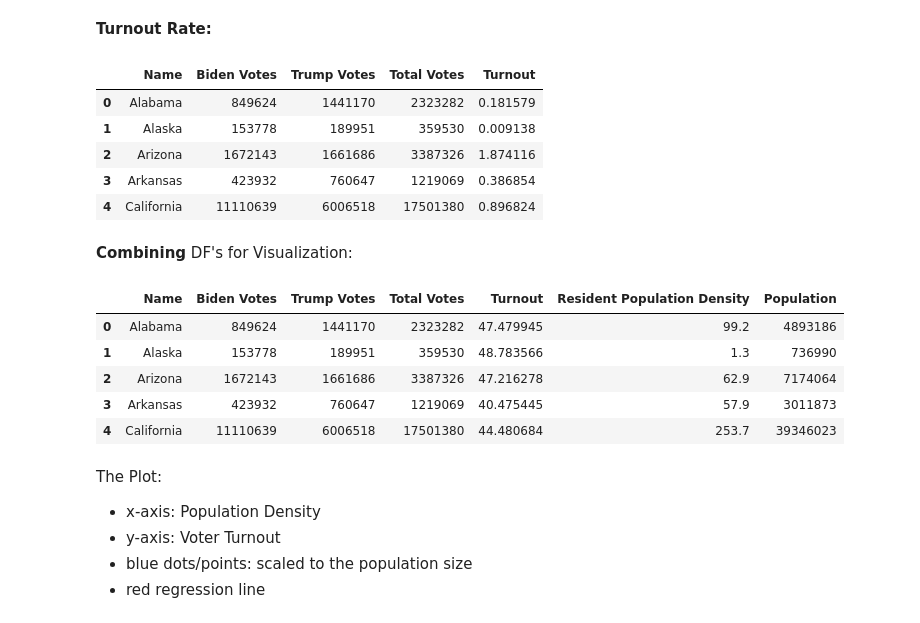
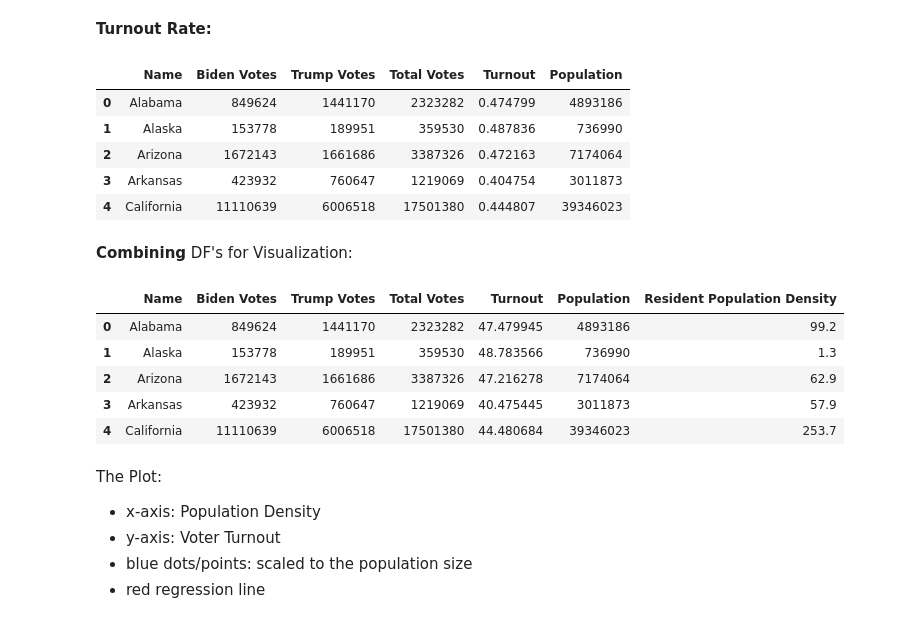
Before and after one commit to 9t8/cmsc320_project, a Jupyter notebook: c2.ipynb, the cells around one changed output. Saved outputs shown, nothing was run; the diff lists cells and outputs as text; code cells hidden in the pictures.

Commit message:
pop density changes

```diff
--- a/c2.ipynb
+++ b/c2.ipynb
@@ -120,20 +120,23 @@ Electoral college and popular vote numbers by state: https://www.fec.gov/resourc
 # %% [markdown]
 **Turnout Rate:**
 # %%
-popular_vote['Turnout'] = popular_vote['Total Votes'] / population['Population']
-popular_vote.head()
+merged_pop_df = popular_vote.merge(population, on='Name')
+merged_pop_df['Turnout'] = merged_pop_df['Total Votes'] / merged_pop_df['Population']
+
+#popular_vote['Turnout'] = popular_vote['Total Votes'] / population['Population']
+merged_pop_df.head(5)
 # %% [output]
-|  | Name | Biden Votes | Trump Votes | Total Votes | Turnout |
-| 0 | Alabama | 849624 | 1441170 | 2323282 | 0.181579 |
-| 1 | Alaska | 153778 | 189951 | 359530 | 0.009138 |
-| 2 | Arizona | 1672143 | 1661686 | 3387326 | 1.874116 |
-| 3 | Arkansas | 423932 | 760647 | 1219069 | 0.386854 |
-| 4 | California | 11110639 | 6006518 | 17501380 | 0.896824 |
+|  | Name | Biden Votes | Trump Votes | Total Votes | Turnout | Population |
+| 0 | Alabama | 849624 | 1441170 | 2323282 | 0.474799 | 4893186 |
+| 1 | Alaska | 153778 | 189951 | 359530 | 0.487836 | 736990 |
+| 2 | Arizona | 1672143 | 1661686 | 3387326 | 0.472163 | 7174064 |
+| 3 | Arkansas | 423932 | 760647 | 1219069 | 0.404754 | 3011873 |
+| 4 | California | 11110639 | 6006518 | 17501380 | 0.444807 | 39346023 |
 # %% [markdown]
 **Combining** DF's for Visualization:
 # %%
 # merging Popular Vote and Population Density and Population
-density_turnout = popular_vote.merge(pop_density, on='Name').merge(population, on='Name')
+density_turnout = merged_pop_df.merge(pop_density, on='Name')
 
 # Calculating turnout and adding it to the df
 density_turnout['Turnout'] = density_turnout['Total Votes'] / density_turnout['Population'] * 100
@@ -144,12 +147,12 @@ density_turnout = density_turnout.dropna(subset=['Resident Population Density',
 
 density_turnout.head()
 # %% [output]
-|  | Name | Biden Votes | Trump Votes | Total Votes | Turnout | Resident Population Density | Population |
-| 0 | Alabama | 849624 | 1441170 | 2323282 | 47.479945 | 99.2 | 4893186 |
-| 1 | Alaska | 153778 | 189951 | 359530 | 48.783566 | 1.3 | 736990 |
-| 2 | Arizona | 1672143 | 1661686 | 3387326 | 47.216278 | 62.9 | 7174064 |
-| 3 | Arkansas | 423932 | 760647 | 1219069 | 40.475445 | 57.9 | 3011873 |
-| 4 | California | 11110639 | 6006518 | 17501380 | 44.480684 | 253.7 | 39346023 |
+|  | Name | Biden Votes | Trump Votes | Total Votes | Turnout | Population | Resident Population Density |
+| 0 | Alabama | 849624 | 1441170 | 2323282 | 47.479945 | 4893186 | 99.2 |
+| 1 | Alaska | 153778 | 189951 | 359530 | 48.783566 | 736990 | 1.3 |
+| 2 | Arizona | 1672143 | 1661686 | 3387326 | 47.216278 | 7174064 | 62.9 |
+| 3 | Arkansas | 423932 | 760647 | 1219069 | 40.475445 | 3011873 | 57.9 |
+| 4 | California | 11110639 | 6006518 | 17501380 | 44.480684 | 39346023 | 253.7 |
 # %% [markdown]
 The Plot:
 - x-axis: Population Density
```
